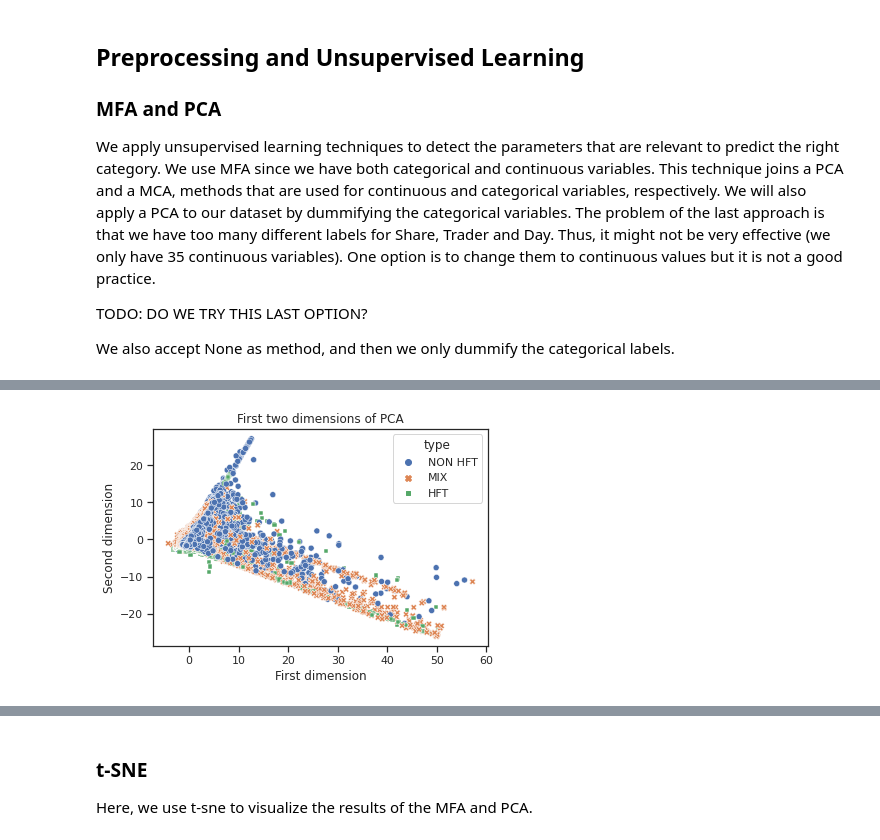
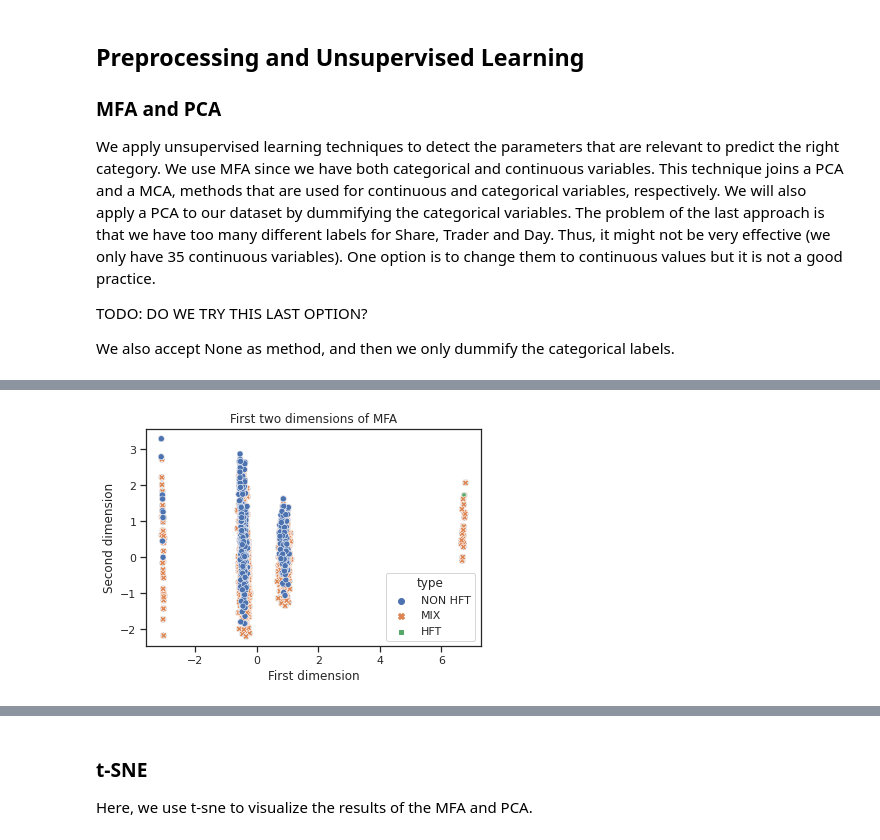
Before and after one commit to aliciafmachado/amf-challenge, a Jupyter notebook: Project_INF569.ipynb, the cells around one changed output, grey strips where cells are left out. Saved outputs shown, nothing was run; the diff lists cells and outputs as text; code cells hidden in the pictures.

Commit message:
Updating methods and adding plots

```diff
--- a/Project_INF569.ipynb
+++ b/Project_INF569.ipynb
@@ -134,6 +124,7 @@ We also accept None as method, and then we only dummify the categorical labels.
 def preprocess(raw_data, reduction_method='MFA', n_components=30, dummify=False):
   # We select the categorical columns:
   traders = pd.DataFrame(raw_data[['Trader']], index=raw_data.index.copy(), columns = ["Trader"])
+  transform = None
 
   X = raw_data.drop(columns=['Trader'])
   cat_columns = ['Share', 'Day']
@@ -185,6 +176,6 @@ def preprocess(raw_data, reduction_method='MFA', n_components=30, dummify=False)
 
   X = pd.merge(traders, X, on="Index")
 
-  return X
+  return X, transform
 # %%
-X_emb = preprocess(train_x_df)
+X_emb_mfa, transform_mfa = preprocess(train_x_df)
@@ -230,17 +190,42 @@ See the caveats in the documentation: https://pandas.pydata.org/pandas-docs/stab
 # %%
 # Visualization of the PCA and MFA
 
-def plot_embedding_space(X_emb, Y, plotting_columns=[0, 1], method='MFA'):
+def plot_embedding_space(X_emb, Y, plotting_columns=[0, 1], method='MFA', dummify=False):
   X_total = pd.merge(X_emb, Y, on="Trader")
 
   # Scatterplot
   ax = sns.scatterplot(data=X_total, x=plotting_columns[0],
                   y=plotting_columns[1], hue="type",
                   style="type")
-  ax.set_title("First two dimensions of " + method)
+
+  title = "First two dimensions of " + method
+
+  if method == 'PCA':
+    if dummify == False:
+      title += " without dummification"
+    else:
+      title += " with dummification"
+
+  ax.set_title(title)
   ax.set_xlabel("First dimension")
   ax.set_ylabel("Second dimension")
 
-plot_embedding_space(X_emb_pca, train_y_df, method='PCA')
+def plot_explained_inertia(transform, method='MFA', dummify=False):
+
+  title = "Explained inertia for each dimension using " + method
+
+  if method == 'PCA':
+    if dummify == False:
+      title += " without dummification"
+    else:
+      title += " with dummification"
+
+  # Scatterplot
+  ax = sns.barplot(x=list(range(1, 31)), y=transform.explained_inertia_)
+  ax.set_title(title)
+  ax.set_xlabel("Dimensions")
+  ax.set_ylabel("Explained inertia")
-# %% [output]
-[figure, removed]
+# %%
+plot_embedding_space(X_emb_mfa, train_y_df, method='MFA')
+# %% [output]
+[figure, added]
```
Also changed, not shown: parts of 11 cells of this notebook.
